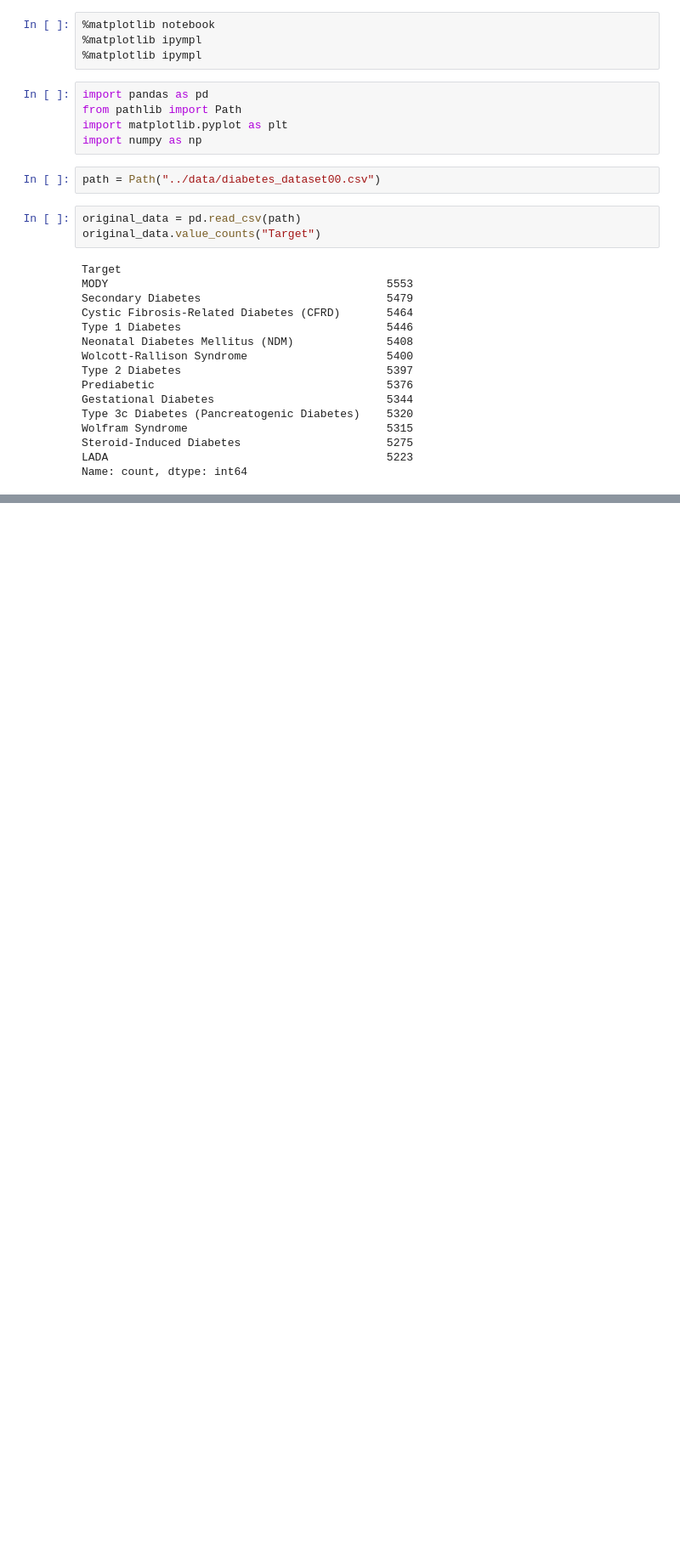
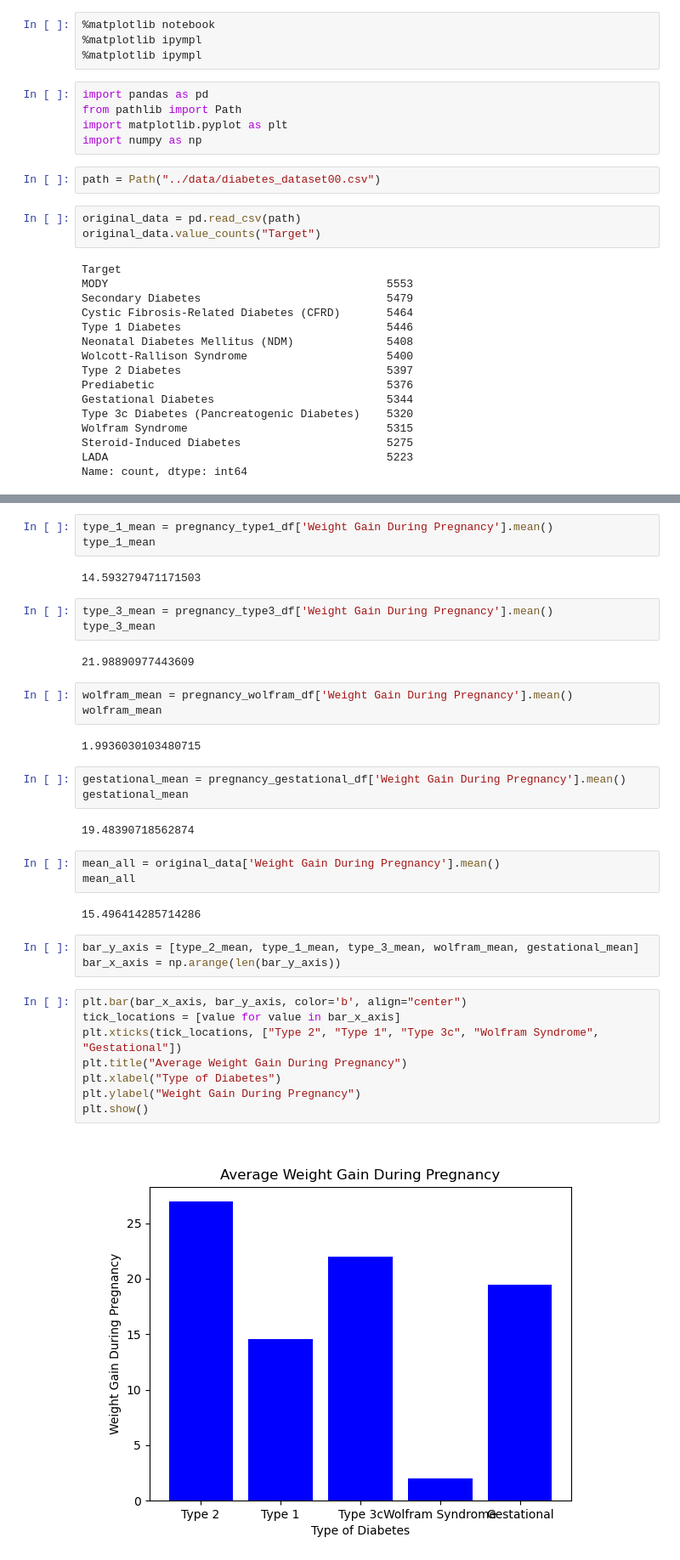
Before and after one commit to darren-coder/project-one, a Jupyter notebook: Henry_type2/Henry_type2_data.ipynb, the cells around one changed output, grey strips where cells are left out. Shown at 85% size. Drawn from its saved outputs; the diff is of its cells as text; blank space fills up the shorter version.

```diff
--- a/Henry_type2/Henry_type2_data.ipynb
+++ b/Henry_type2/Henry_type2_data.ipynb
@@ -51,0 +98,38 @@ dtype: int64
+# %%
+type_1_mean = pregnancy_type1_df['Weight Gain During Pregnancy'].mean()
+type_1_mean
+# %% [output]
+14.593279471171503
+# %%
+type_3_mean = pregnancy_type3_df['Weight Gain During Pregnancy'].mean()
+type_3_mean
+# %% [output]
+21.98890977443609
+# %%
+wolfram_mean = pregnancy_wolfram_df['Weight Gain During Pregnancy'].mean()
+wolfram_mean
+# %% [output]
+1.9936030103480715
+# %%
+gestational_mean = pregnancy_gestational_df['Weight Gain During Pregnancy'].mean()
+gestational_mean
+# %% [output]
+19.48390718562874
+# %%
+mean_all = original_data['Weight Gain During Pregnancy'].mean()
+mean_all
+# %% [output]
+15.496414285714286
+# %%
+bar_y_axis = [type_2_mean, type_1_mean, type_3_mean, wolfram_mean, gestational_mean]
+bar_x_axis = np.arange(len(bar_y_axis))
+# %%
+plt.bar(bar_x_axis, bar_y_axis, color='b', align="center")
+tick_locations = [value for value in bar_x_axis]
+plt.xticks(tick_locations, ["Type 2", "Type 1", "Type 3c", "Wolfram Syndrome", "Gestational"])
+plt.title("Average Weight Gain During Pregnancy")
+plt.xlabel("Type of Diabetes")
+plt.ylabel("Weight Gain During Pregnancy")
+plt.show()
+# %% [output]
+[figure, added]
```
Also changed, not shown: parts of 26 cells of this notebook.
